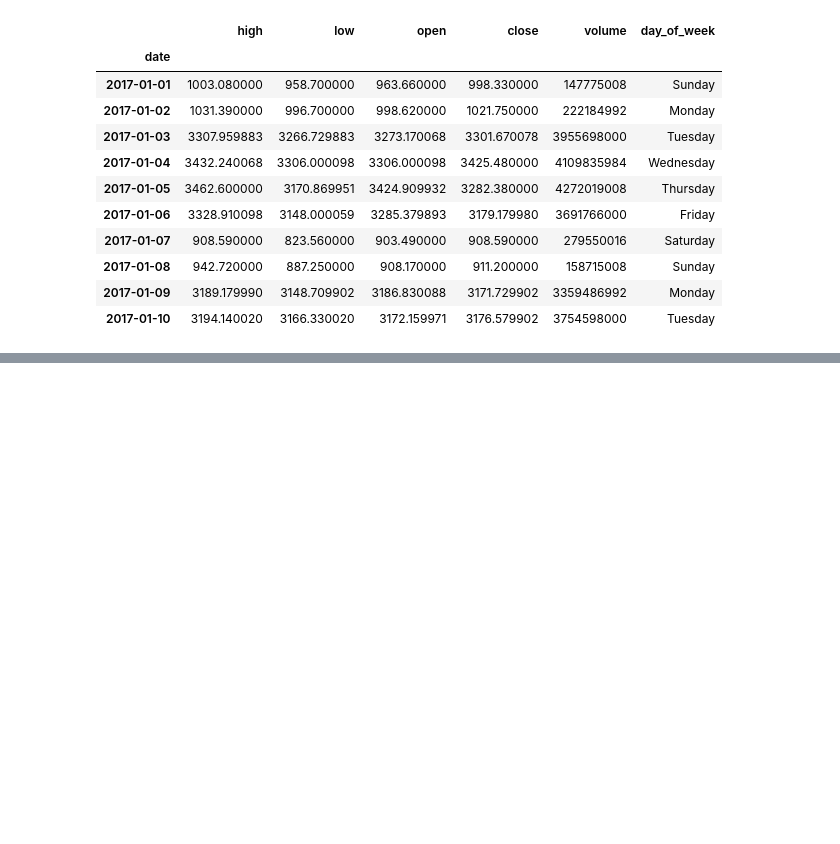
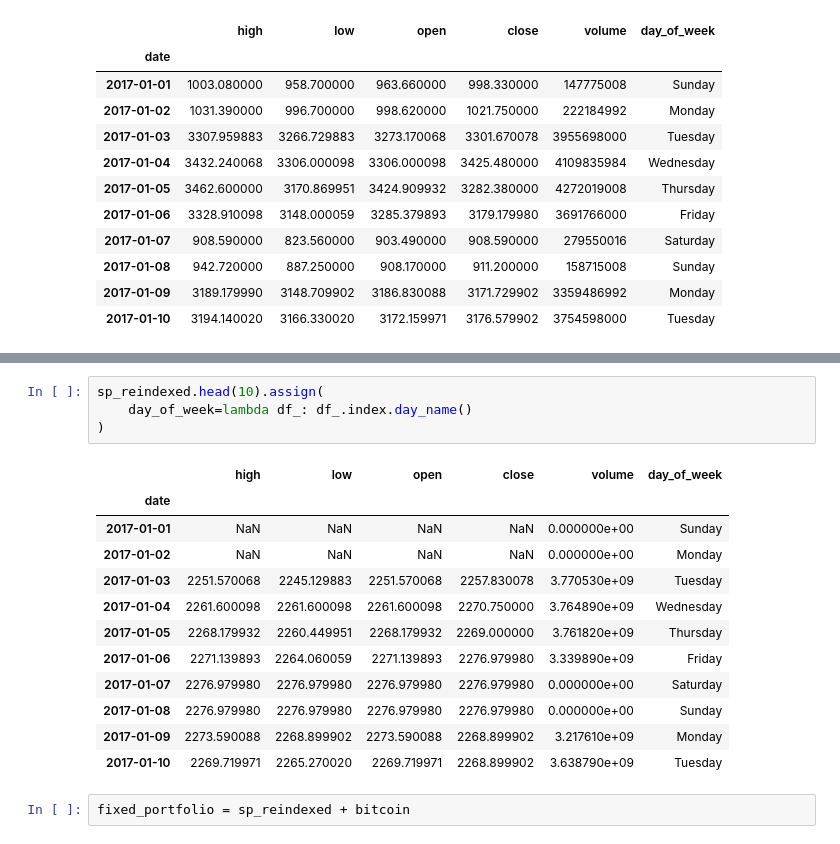
Before and after one commit to pydatawrangler/eda_ref, a Jupyter notebook: hands_on_pandas/notebooks/06_hands_on_pandas_chap3_p138_thru_.ipynb, the cells around one changed output, grey strips where cells are left out. Drawn from its saved outputs; the diff is of its cells as text; blank space fills up the shorter version.

```diff
--- a/hands_on_pandas/notebooks/06_hands_on_pandas_chap3_p138_thru_.ipynb
+++ b/hands_on_pandas/notebooks/06_hands_on_pandas_chap3_p138_thru_.ipynb
@@ -383,0 +407,19 @@ plt.show()
+# %%
+sp_reindexed.head(10).assign(
+    day_of_week=lambda df_: df_.index.day_name()
+)
+# %% [output]
+|  | high | low | open | close | volume | day_of_week |
+| date |  |  |  |  |  |  |
+| 2017-01-01 | NaN | NaN | NaN | NaN | 0.000000e+00 | Sunday |
+| 2017-01-02 | NaN | NaN | NaN | NaN | 0.000000e+00 | Monday |
+| 2017-01-03 | 2251.570068 | 2245.129883 | 2251.570068 | 2257.830078 | 3.770530e+09 | Tuesday |
+| 2017-01-04 | 2261.600098 | 2261.600098 | 2261.600098 | 2270.750000 | 3.764890e+09 | Wednesday |
+| 2017-01-05 | 2268.179932 | 2260.449951 | 2268.179932 | 2269.000000 | 3.761820e+09 | Thursday |
+| 2017-01-06 | 2271.139893 | 2264.060059 | 2271.139893 | 2276.979980 | 3.339890e+09 | Friday |
+| 2017-01-07 | 2276.979980 | 2276.979980 | 2276.979980 | 2276.979980 | 0.000000e+00 | Saturday |
+| 2017-01-08 | 2276.979980 | 2276.979980 | 2276.979980 | 2276.979980 | 0.000000e+00 | Sunday |
+| 2017-01-09 | 2273.590088 | 2268.899902 | 2273.590088 | 2268.899902 | 3.217610e+09 | Monday |
+| 2017-01-10 | 2269.719971 | 2265.270020 | 2269.719971 | 2268.899902 | 3.638790e+09 | Tuesday |
+# %%
+fixed_portfolio = sp_reindexed + bitcoin
```
Also changed, not shown: parts of 22 cells of this notebook.
